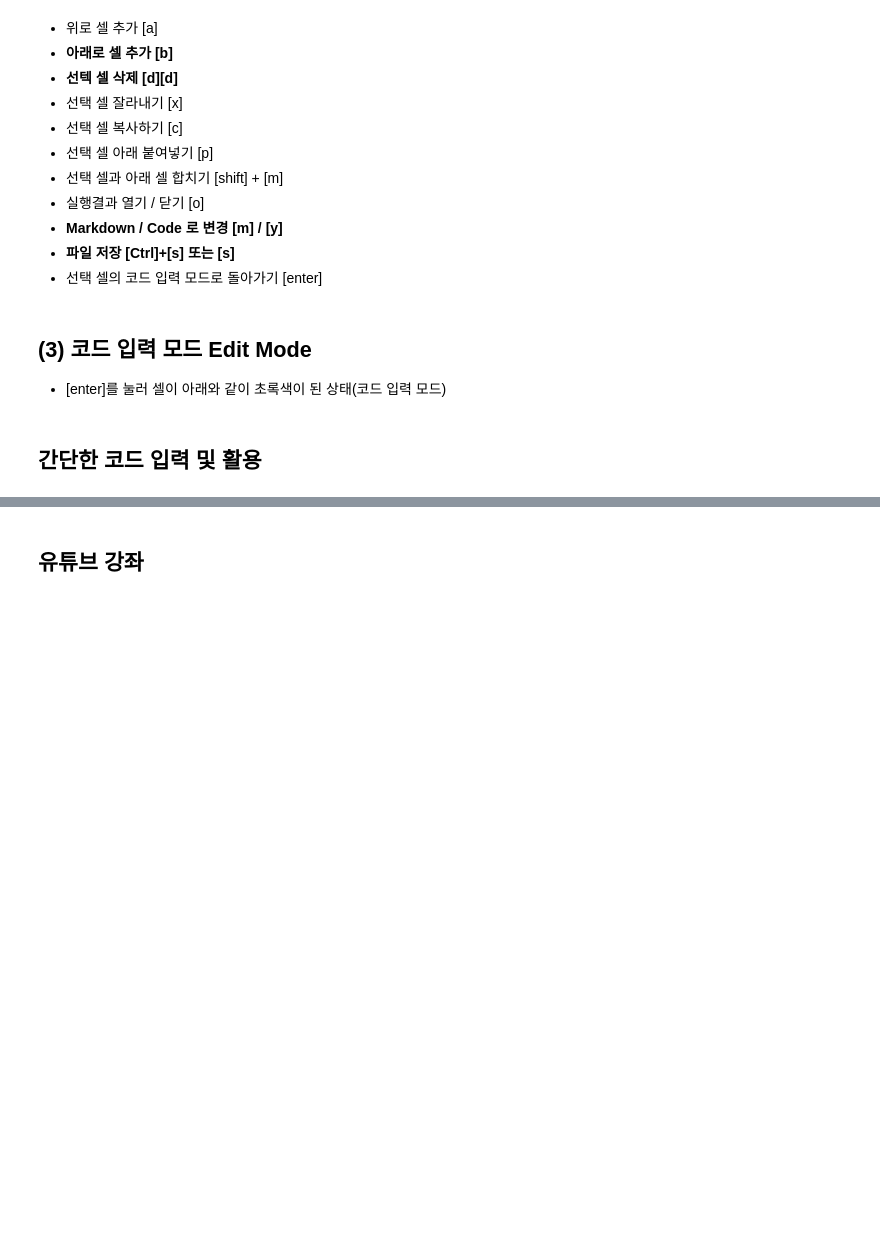
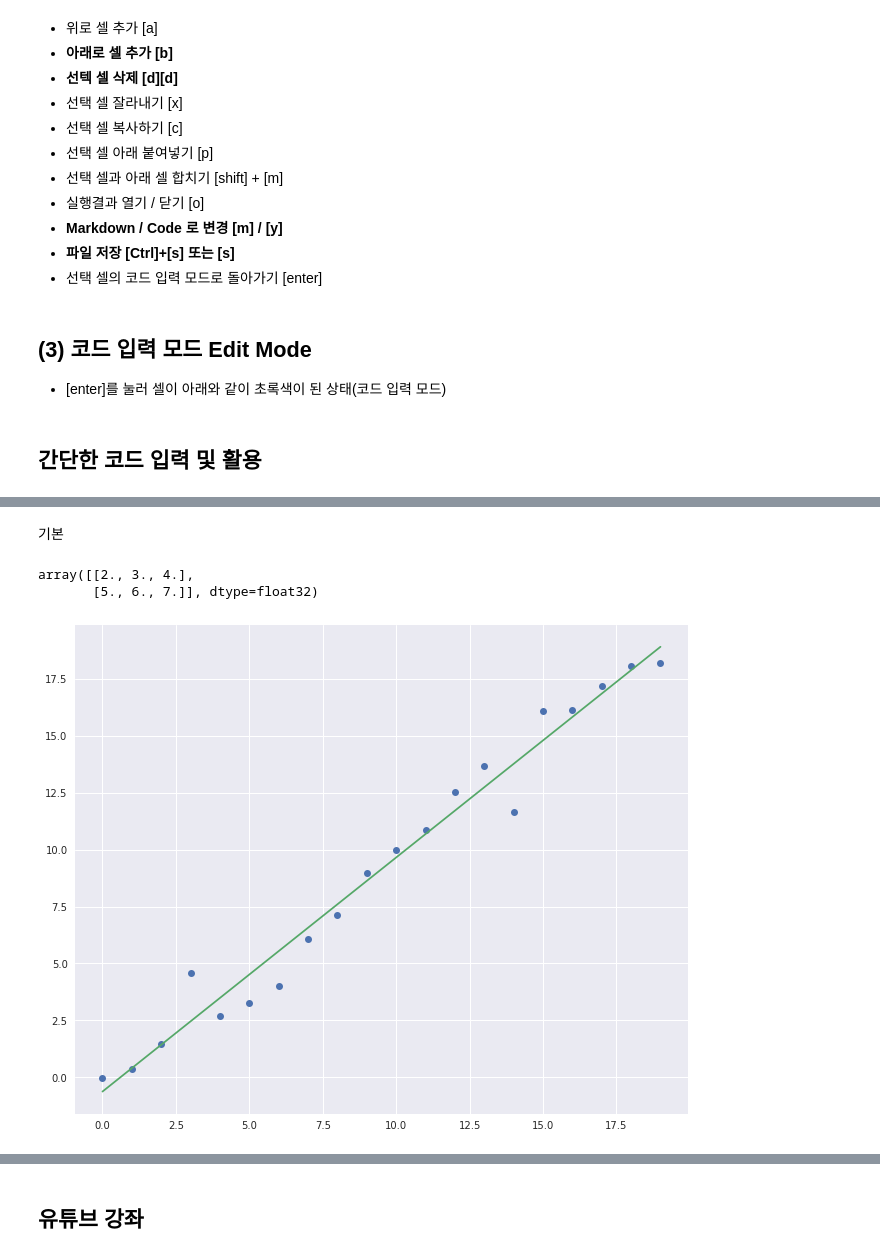
Before and after one commit to ssujin1234/bayesian_lab, a Jupyter notebook: 3_8_Bayesian_with_python_Intro.ipynb, the cells around one changed output, grey strips where cells are left out. Drawn from its saved outputs; the diff is of its cells as text; code cells hidden in the pictures; blank space fills up the shorter version.

```diff
--- a/3_8_Bayesian_with_python_Intro.ipynb
+++ b/3_8_Bayesian_with_python_Intro.ipynb
@@ -103,0 +148,25 @@ print("Hello Bayesian")
+# %% [markdown]
+기본
+# %%
+import tensorflow as tf
+
+input1 = tf.ones((2, 3))
+input2 = tf.reshape(tf.range(1, 7, dtype=tf.float32), (2, 3))
+output = input1 + input2
+
+with tf.Session():
+  result = output.eval()
+result
+# %% [output]
+array([[2., 3., 4.],
+       [5., 6., 7.]], dtype=float32)
+# %%
+import matplotlib.pyplot as plt
+import numpy as np
+
+x = np.arange(20)
+y = [x_i + np.random.randn(1) for x_i in x]
+a, b = np.polyfit(x, y, 1)
+_ = plt.plot(x, y, 'o', np.arange(20), a*np.arange(20)+b, '-')
+# %% [output]
+[figure, added]
```
Also changed, not shown: parts of 15 cells of this notebook.
